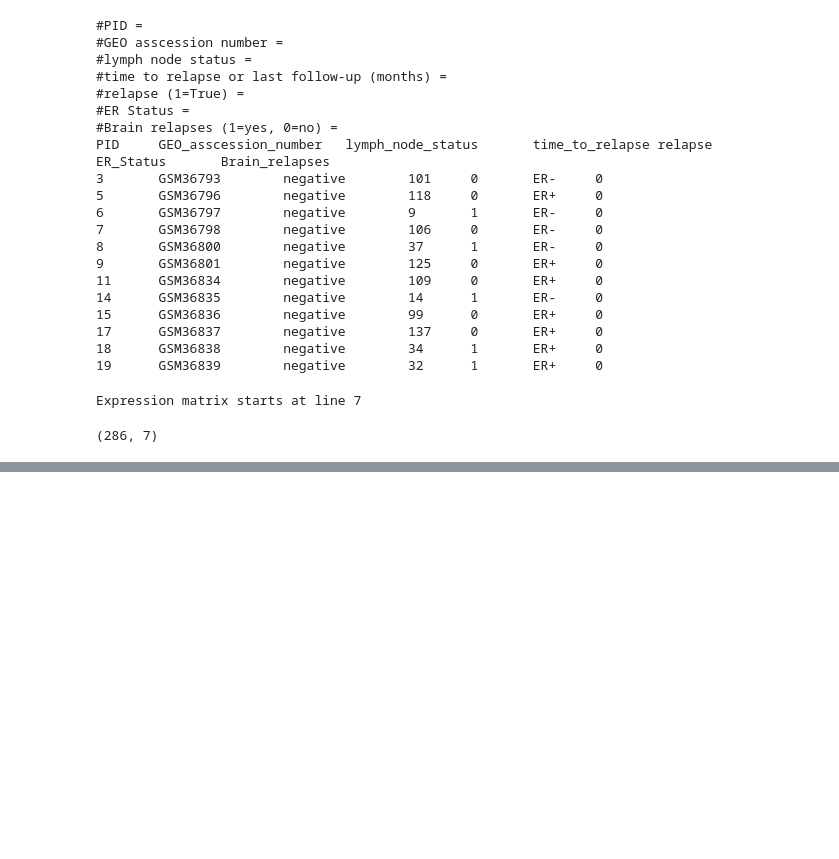
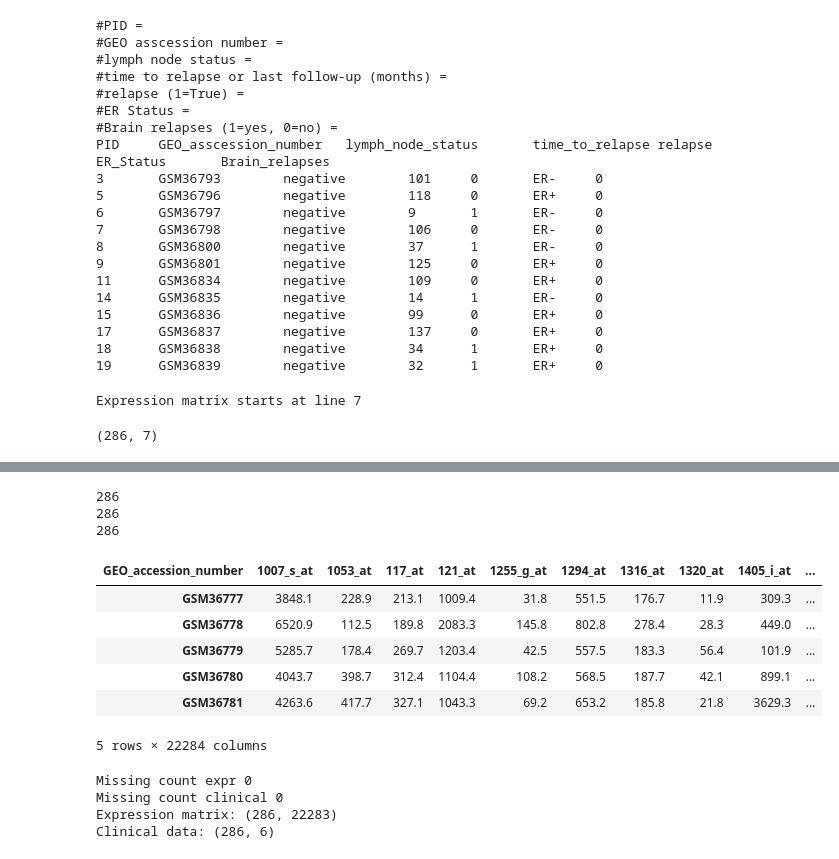
Before and after one commit to Ishwor-git/ARM_for_genome, a Jupyter notebook: src/preprocessing/dataview.ipynb, the cells around one changed output, grey strips where cells are left out. Saved outputs shown, nothing was run; the diff lists cells and outputs as text; code cells hidden in the pictures; blank space fills up the shorter version.

```diff
--- a/src/preprocessing/dataview.ipynb
+++ b/src/preprocessing/dataview.ipynb
@@ -36,13 +36,13 @@ with open(DATA_PATH, "r") as f:
 # %% [output]
 Expression matrix starts at line 54
 # %%
-df = pd.read_csv(
+dfe = pd.read_csv(
     DATA_PATH,
     sep="\t",
     skiprows=54
 )
 
-print(df.shape)
+print(dfe.shape)
 # %% [output]
 (22284, 287)
 # %%
@@ -55,5 +55,5 @@ print(df.iloc[:5, :6])
 3     121_at    1009.4    2083.3    1203.4    1104.4    1043.3
 4  1255_g_at      31.8     145.8      42.5     108.2      69.2
 # %%
-df = df.set_index("ID_REF")
+dfe = dfe.set_index("ID_REF")
 # %%
@@ -145,0 +166,33 @@ dfc.head()
+# %%
+dfe_patients = set(dfe.columns)
+dfc_patients = set(dfc["GEO_accession_number"])
+
+print(len(dfe_patients))
+print(len(dfc_patients))
+print(len(dfe_patients & dfc_patients))
+# %% [output]
+286
+286
+286
+# %%
+dfe.index.name = "GEO_accession_number"
+dfe = dfe.T
+dfe.head()
+# %% [output]
+| GEO_accession_number | 1007_s_at | 1053_at | 117_at | 121_at | 1255_g_at | 1294_at | 1316_at | 1320_at | 1405_i_at | ... |
+| GSM36777 | 3848.1 | 228.9 | 213.1 | 1009.4 | 31.8 | 551.5 | 176.7 | 11.9 | 309.3 | ... |
+| GSM36778 | 6520.9 | 112.5 | 189.8 | 2083.3 | 145.8 | 802.8 | 278.4 | 28.3 | 449.0 | ... |
+| GSM36779 | 5285.7 | 178.4 | 269.7 | 1203.4 | 42.5 | 557.5 | 183.3 | 56.4 | 101.9 | ... |
+| GSM36780 | 4043.7 | 398.7 | 312.4 | 1104.4 | 108.2 | 568.5 | 187.7 | 42.1 | 899.1 | ... |
+| GSM36781 | 4263.6 | 417.7 | 327.1 | 1043.3 | 69.2 | 653.2 | 185.8 | 21.8 | 3629.3 | ... |
+5 rows × 22284 columns
+# %%
+print("Missing count expr",dfe.isnull().sum().sum())
+print("Missing count clinical",dfc.isnull().sum().sum())
+print("Expression matrix:", dfe.shape)
+print("Clinical data:", dfc.shape)
+# %% [output]
+Missing count expr 0
+Missing count clinical 0
+Expression matrix: (286, 22283)
+Clinical data: (286, 6)
```
Also changed, not shown: parts of 13 cells of this notebook.
